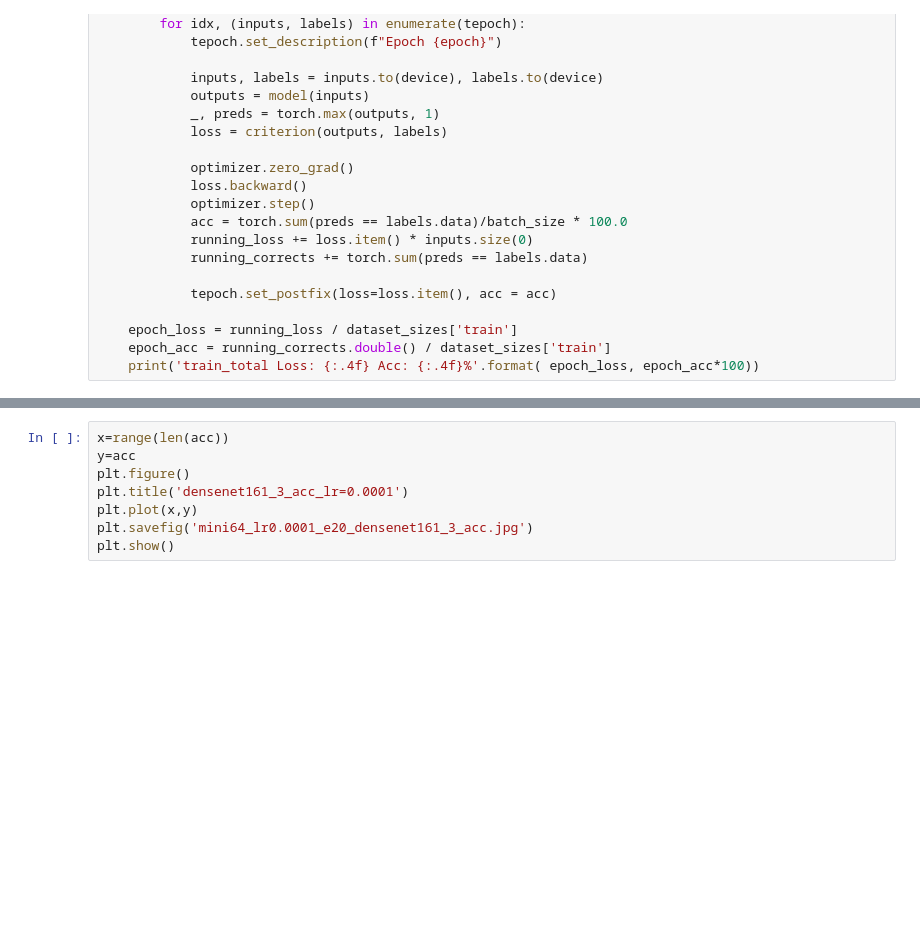
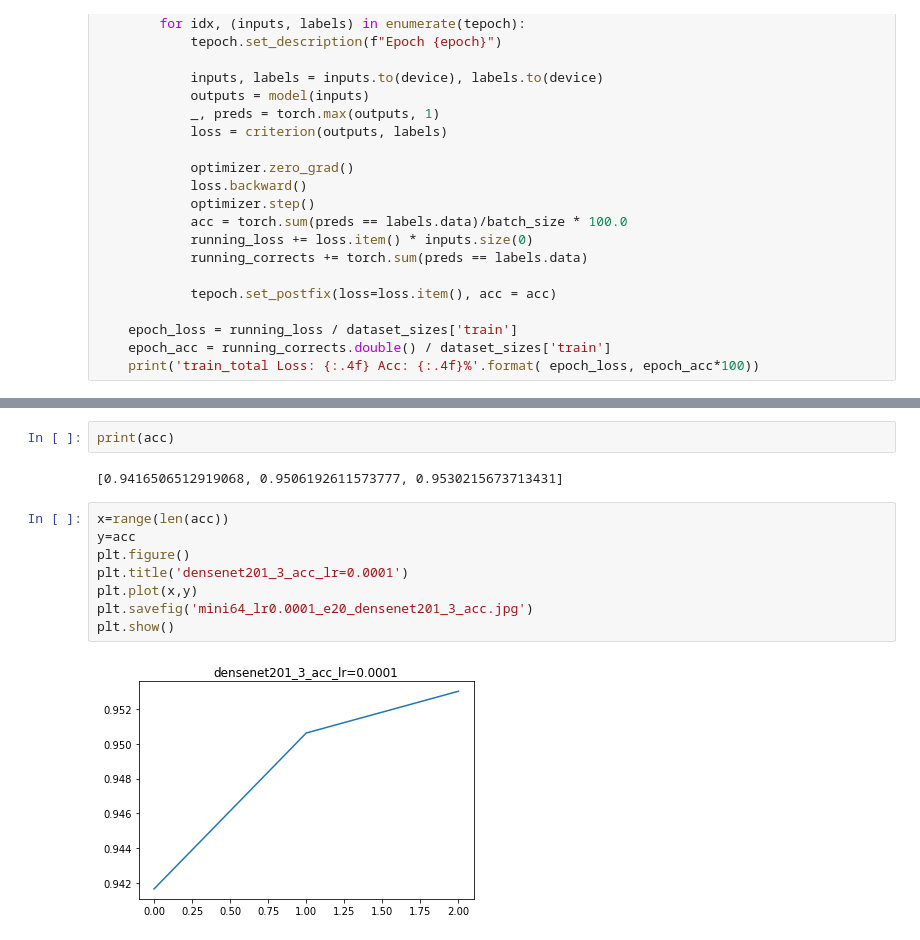
Before and after one commit to AbdullahMakhdoom/COVIDNet-CT-Identification, a Jupyter notebook: covidct-2a.ipynb, the cells around one changed output, grey strips where cells are left out. Drawn from its saved outputs; the diff is of its cells as text; blank space fills up the shorter version.

```diff
--- a/covidct-2a.ipynb
+++ b/covidct-2a.ipynb
@@ -489,8 +575,14 @@ if __name__ == '__main__':
+# %%
+print(acc)
+# %% [output]
+[0.9416506512919068, 0.9506192611573777, 0.9530215673713431]
 # %%
 x=range(len(acc))
 y=acc
 plt.figure()
-plt.title('densenet161_3_acc_lr=0.0001')
+plt.title('densenet201_3_acc_lr=0.0001')
 plt.plot(x,y)
-plt.savefig('mini64_lr0.0001_e20_densenet161_3_acc.jpg')
+plt.savefig('mini64_lr0.0001_e20_densenet201_3_acc.jpg')
 plt.show()
+# %% [output]
+[figure, added]
```
Also changed, not shown: parts of 18 cells of this notebook.
